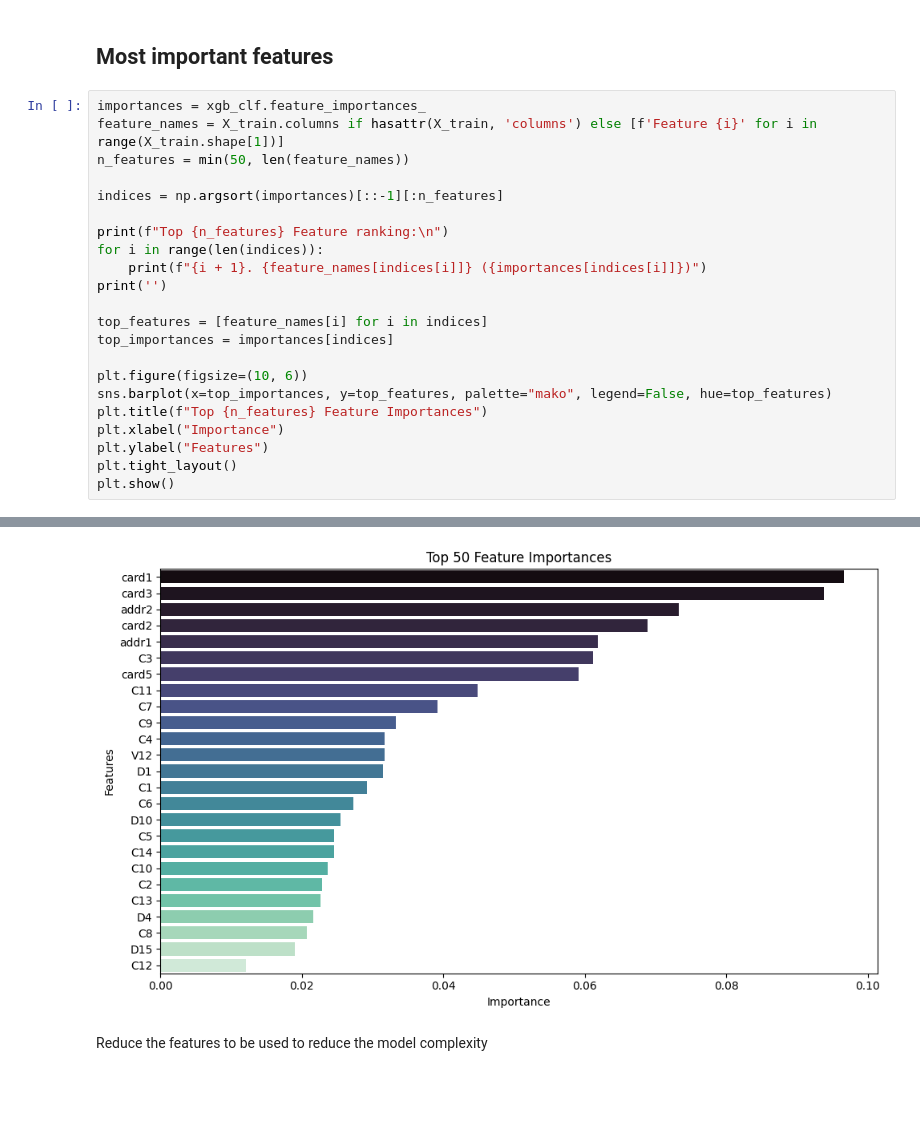
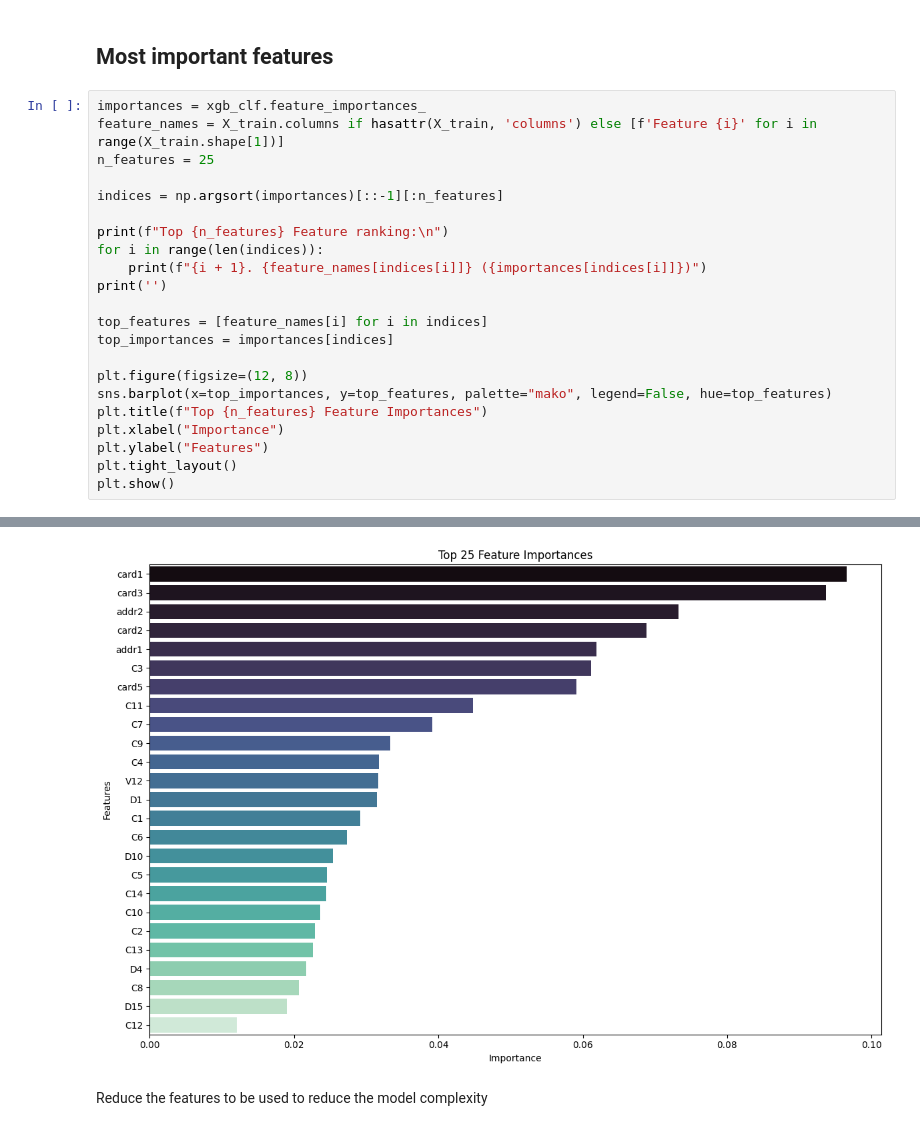
Before and after one commit to ChristianConchari/tp_final_amq1_fraud_dataset, a Jupyter notebook: notebooks/xgboost_model_notebook.ipynb, the cells around one changed output, grey strips where cells are left out. Drawn from its saved outputs; the diff is of its cells as text; blank space fills up the shorter version.

Commit message:
fix: correct bad title on plot

```diff
--- a/notebooks/xgboost_model_notebook.ipynb
+++ b/notebooks/xgboost_model_notebook.ipynb
@@ -93,7 +93,7 @@ Validation AUC: 0.9349
 # %%
 importances = xgb_clf.feature_importances_
 feature_names = X_train.columns if hasattr(X_train, 'columns') else [f'Feature {i}' for i in range(X_train.shape[1])]
-n_features = min(50, len(feature_names))
+n_features = 25
 
 indices = np.argsort(importances)[::-1][:n_features]
 
@@ -105,7 +105,7 @@ print('')
 top_features = [feature_names[i] for i in indices]
 top_importances = importances[indices]
 
-plt.figure(figsize=(10, 6))
+plt.figure(figsize=(12, 8))
 sns.barplot(x=top_importances, y=top_features, palette="mako", legend=False, hue=top_features)
 plt.title(f"Top {n_features} Feature Importances")
 plt.xlabel("Importance")
@@ -117,20 +117,20 @@ Top 50 Feature ranking:
 
 1. card1 (0.09656520932912827)
 2. card3 (0.09372825175523758)
 3. addr2 (0.07325498014688492)
 4. card2 (0.0687955766916275)
 5. addr1 (0.061857156455516815)
 6. C3 (0.061189375817775726)
 7. card5 (0.05911005288362503)
 8. C11 (0.044803325086832047)
 9. C7 (0.03911551460623741)
 10. C9 (0.033296599984169006)
 ... (11 lines left out)
 22. D4 (0.02165614627301693)
 23. C8 (0.020689288154244423)
 24. D15 (0.018997130915522575)
 25. C12 (0.01206026691943407)
-[figure, old version]
+[figure, new version]
 # %% [markdown]
 Reduce the features to be used to reduce the model complexity
 # %%
```
Also changed, not shown: parts of 6 cells of this notebook.
